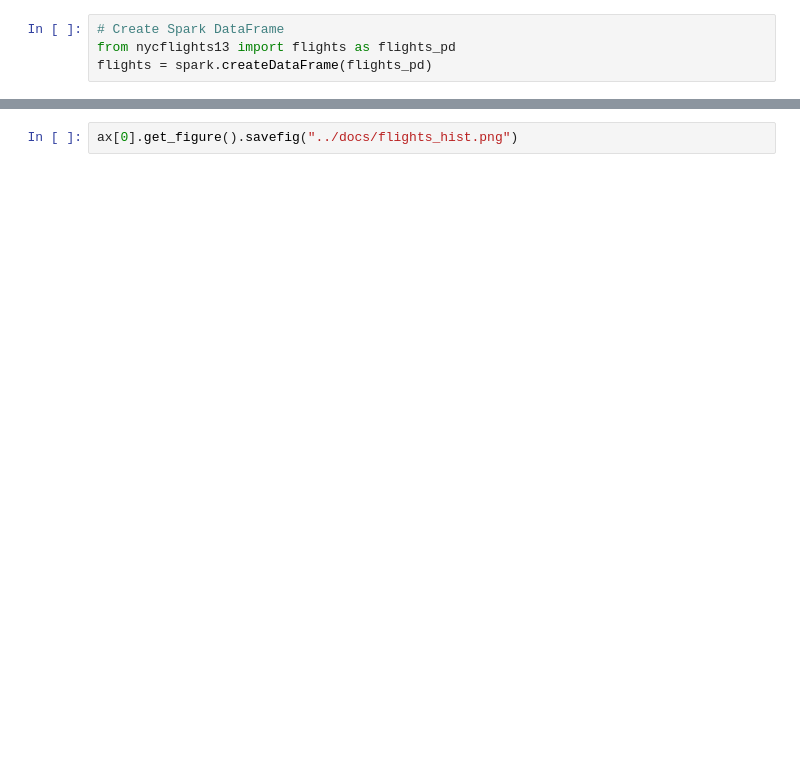
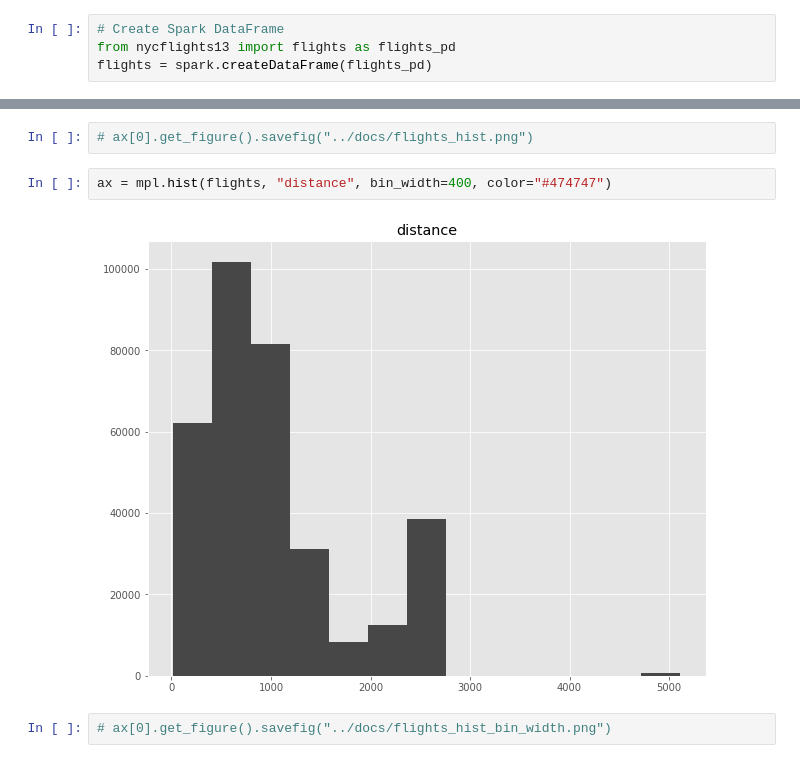
Before and after one commit to danielfrg/spark-plot, a Jupyter notebook: notebooks/nycflights.ipynb, the cells around one changed output, grey strips where cells are left out. Saved outputs shown, nothing was run; the diff lists cells and outputs as text; blank space fills up the shorter version.

```diff
--- a/notebooks/nycflights.ipynb
+++ b/notebooks/nycflights.ipynb
@@ -27,2 +30,8 @@ ax = mpl.hist(flights, "distance", figsize=(10,10), color="#474747")
 # %%
-ax[0].get_figure().savefig("../docs/flights_hist.png")
+# ax[0].get_figure().savefig("../docs/flights_hist.png")
+# %%
+ax = mpl.hist(flights, "distance", bin_width=400, color="#474747")
+# %% [output]
+[figure, added]
+# %%
+# ax[0].get_figure().savefig("../docs/flights_hist_bin_width.png")
```
Also changed, not shown: parts of 9 cells of this notebook, 11 other files.
